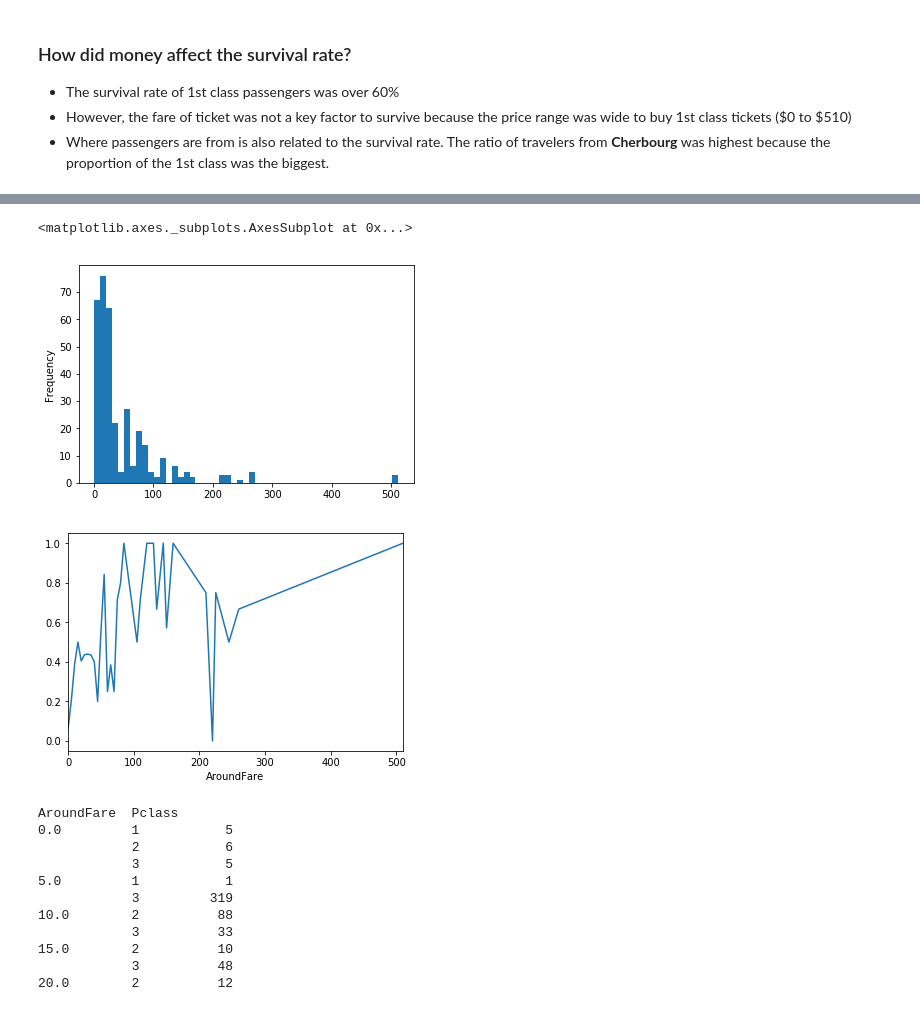
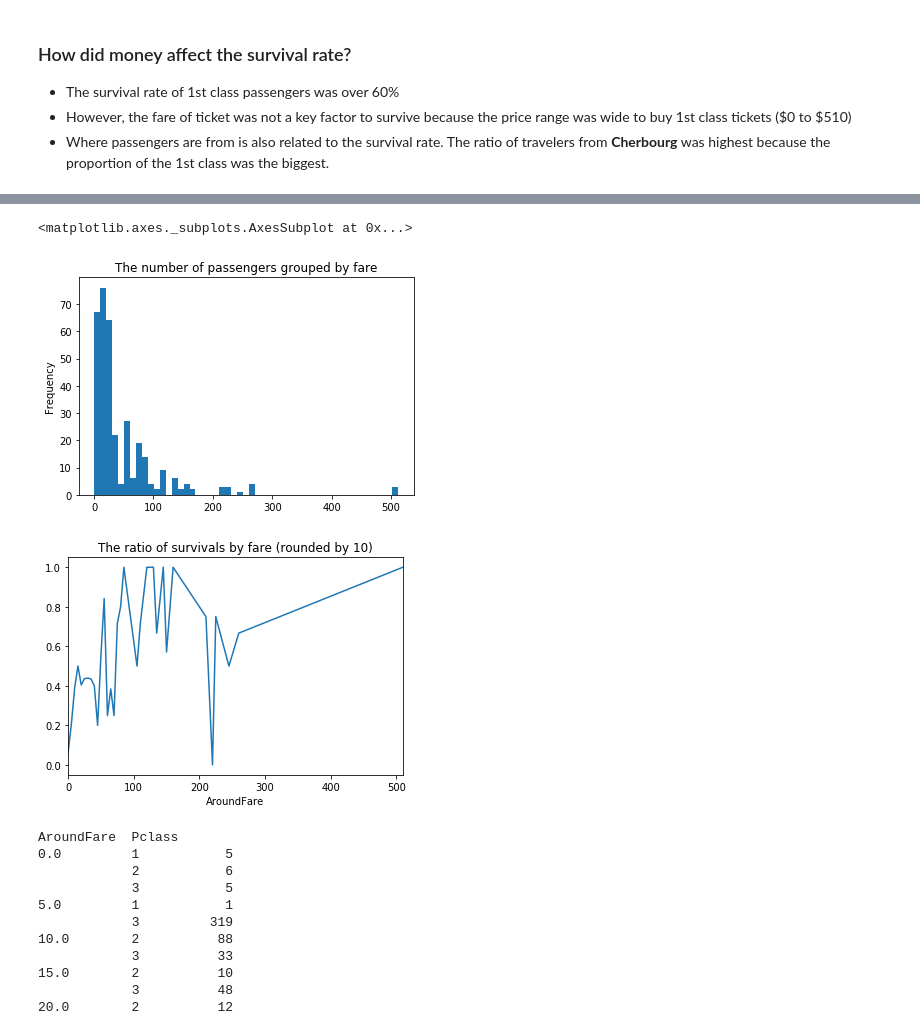
Before and after one commit to marcosdeseul/data-analysis, a Jupyter notebook: titanic-data-analysis/Titanic data.ipynb, the cells around one changed output, grey strips where cells are left out. Drawn from its saved outputs; the diff is of its cells as text; code cells hidden in the pictures.

```diff
--- a/titanic-data-analysis/Titanic data.ipynb
+++ b/titanic-data-analysis/Titanic data.ipynb
@@ -256,13 +260,13 @@ get_ratio_plot("Pclass")
 # %%
-df[df["Survived"] == 1]["Fare"].plot(kind="hist", bins=51)
+df[df["Survived"] == 1]["Fare"].plot(kind="hist", bins=51, title="The number of passengers grouped by fare")
 # %% [output]
 <matplotlib.axes._subplots.AxesSubplot at 0x...>
-[figure, old version]
+[figure, new version]
 # %%
 df["AroundFare"] = df["Fare"] - df["Fare"] % 5
-get_ratio_plot("AroundFare")
+get_ratio_plot("AroundFare", title="The ratio of survivals by fare (rounded by 10)")
 # %% [output]
-[figure, old version]
+[figure, new version]
 # %%
 df.groupby(["AroundFare", "Pclass"])["Survived"].count()
 # %% [output]
```
Also changed, not shown: parts of 15 cells of this notebook, 1 other file.
